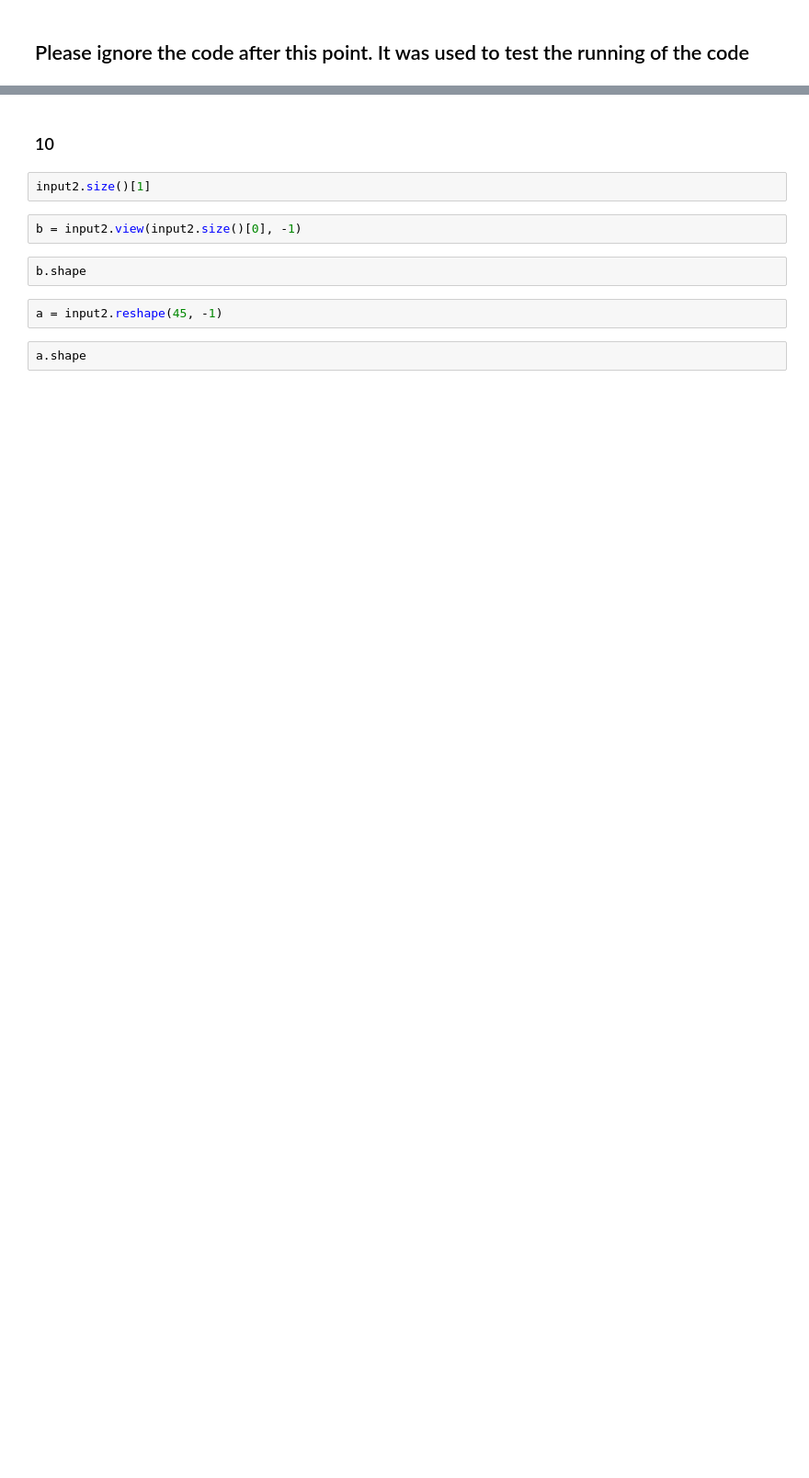
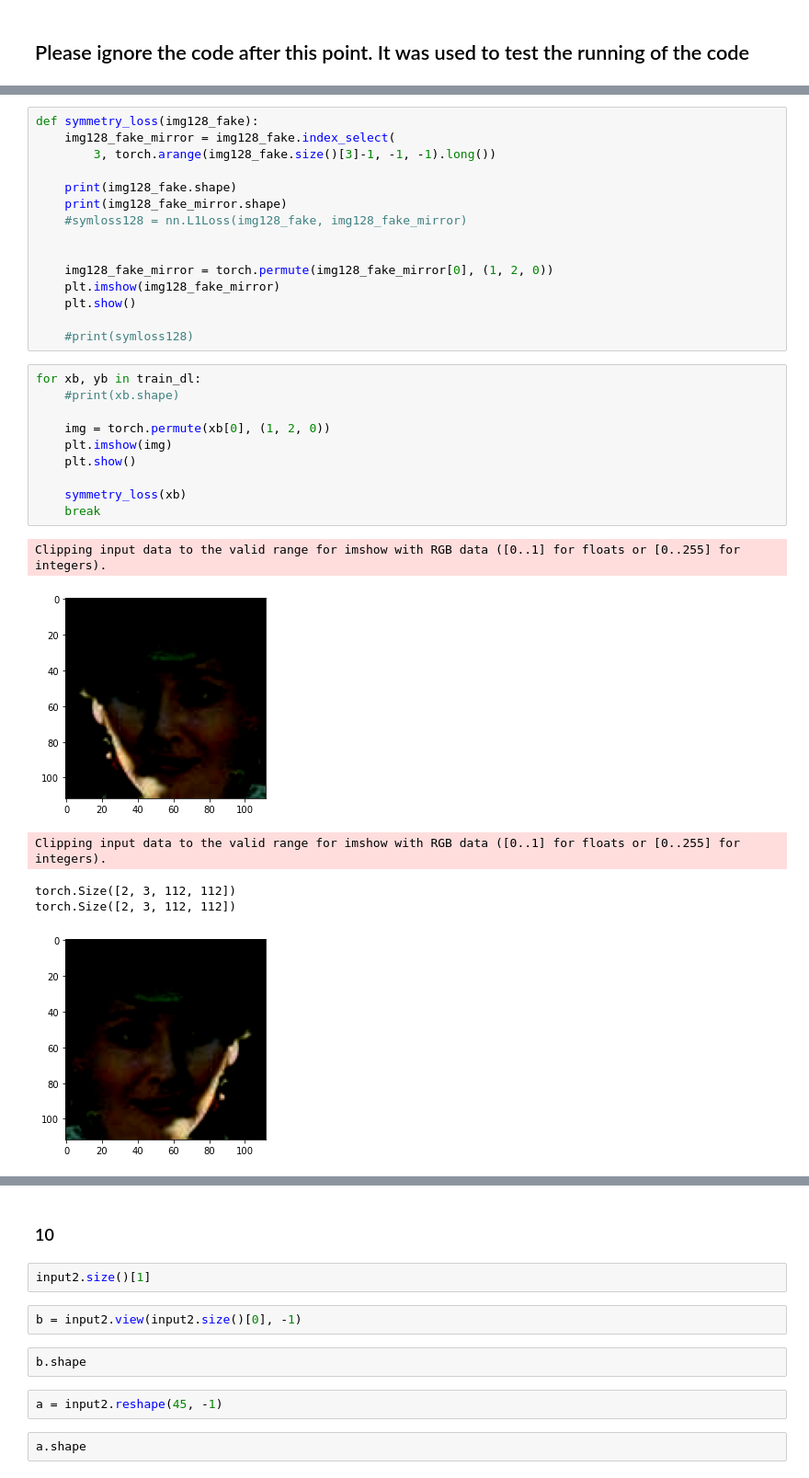
Before and after one commit to subirkumarparida/TP-GAN, a Jupyter notebook: TP_GAN.ipynb, the cells around one changed output, grey strips where cells are left out. Shown at 92% size. Cells and saved outputs as stored; diff of their text form; blank space fills up the shorter version.

```diff
--- a/TP_GAN.ipynb
+++ b/TP_GAN.ipynb
@@ -744,0 +912,32 @@ torch.Size([45, 16])
+# %%
+def symmetry_loss(img128_fake):
+    img128_fake_mirror = img128_fake.index_select(
+        3, torch.arange(img128_fake.size()[3]-1, -1, -1).long())
+
+    print(img128_fake.shape)
+    print(img128_fake_mirror.shape)
+    #symloss128 = nn.L1Loss(img128_fake, img128_fake_mirror)
+
+
+    img128_fake_mirror = torch.permute(img128_fake_mirror[0], (1, 2, 0))
+    plt.imshow(img128_fake_mirror)
+    plt.show()
+
+    #print(symloss128)
+# %%
+for xb, yb in train_dl:
+    #print(xb.shape)
+
+    img = torch.permute(xb[0], (1, 2, 0))
+    plt.imshow(img)
+    plt.show()
+
+    symmetry_loss(xb)
+    break
+# %% [output]
+Clipping input data to the valid range for imshow with RGB data ([0..1] for floats or [0..255] for integers).
+[figure, added]
+Clipping input data to the valid range for imshow with RGB data ([0..1] for floats or [0..255] for integers).
+torch.Size([2, 3, 112, 112])
+torch.Size([2, 3, 112, 112])
+[figure, added]
```
Also changed, not shown: parts of 13 cells of this notebook.
